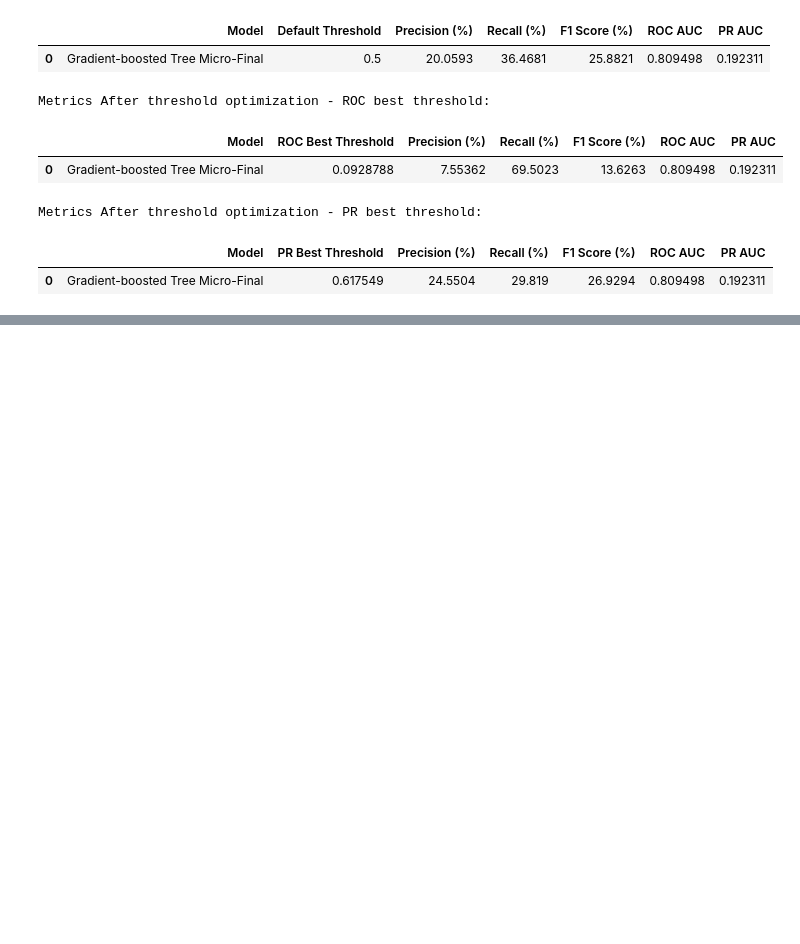
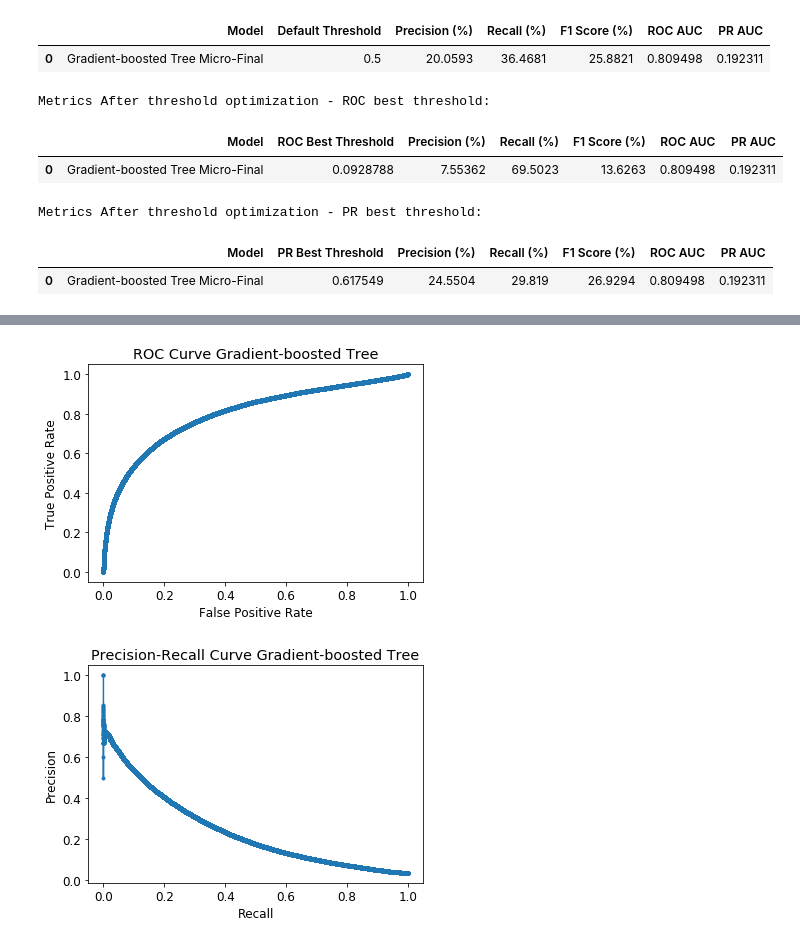
Before and after one commit to ViDurand/ChurnPrediction_EnergyCompany, a Jupyter notebook: src/AD_ChurnPrediction_Modeling_Micro.ipynb, the cells around one changed output, grey strips where cells are left out. Drawn from its saved outputs; the diff is of its cells as text; code cells hidden in the pictures; blank space fills up the shorter version.

```diff
--- a/src/AD_ChurnPrediction_Modeling_Micro.ipynb
+++ b/src/AD_ChurnPrediction_Modeling_Micro.ipynb
@@ -1668,0 +1740,10 @@ Metrics After threshold optimization - PR best threshold:
+# %%
+gbt_micro_final_3_months = GBTClassifier(
+    labelCol='label', featuresCol="features", maxDepth = best_params['maxDepth'], maxBins = best_params['maxBins'],
+    minInstancesPerNode = best_params['minInstancesPerNode'], checkpointInterval = best_params['checkpointInterval'],
+    maxIter = best_params['maxIter'], stepSize = best_params['stepSize'], subsamplingRate = best_params['subsamplingRate']
+)
+# %%
+gbt_model_micro_final_3_months = gbt_micro_final_3_months.fit(assembled_train_set_micro)
+# %%
+predict_test_gbt_micro_final_3_months = gbt_model_micro_final_3_months.transform(assembled_test_set_micro)
@@ -1668,0 +1779,15 @@ Metrics After threshold optimization - PR best threshold:
+# %%
+predict_test_gbt_micro_final_3_months = split_proba_column(predictions_df = predict_test_gbt_micro_final_3_months, proba_col = 'probability')
+cm_gbt_micro_final_3_months = conpute_confusion_matrix(predict_test_gbt_micro_final_3_months, 'prediction', 'label')
+results_gbt_micro_final_3_months = predict_test_gbt_micro_final_3_months.select('label', 'probability', 'stay_probability', 'churn_probability', 'prediction').toPandas()
+# %%
+# Best threshold calculation and areas under the curves
+roc_auc_gbt_micro_final_3_months, pr_auc_gbt_micro_final_3_months, best_thresh_roc_curve_gbt_micro_final_3_months, best_thresh_pr_curve_gbt_micro_final_3_months = find_best_threshold(
+    predictions_df = results_gbt_micro_final_3_months,
+    label_col = 'label',
+    churn_proba_col = 'churn_probability',
+    model_name = 'Gradient-boosted Tree'
+)
+# %% [output]
+[figure, added]
+[figure, added]
```
Also changed, not shown: parts of 14 cells of this notebook, 25 other files.
